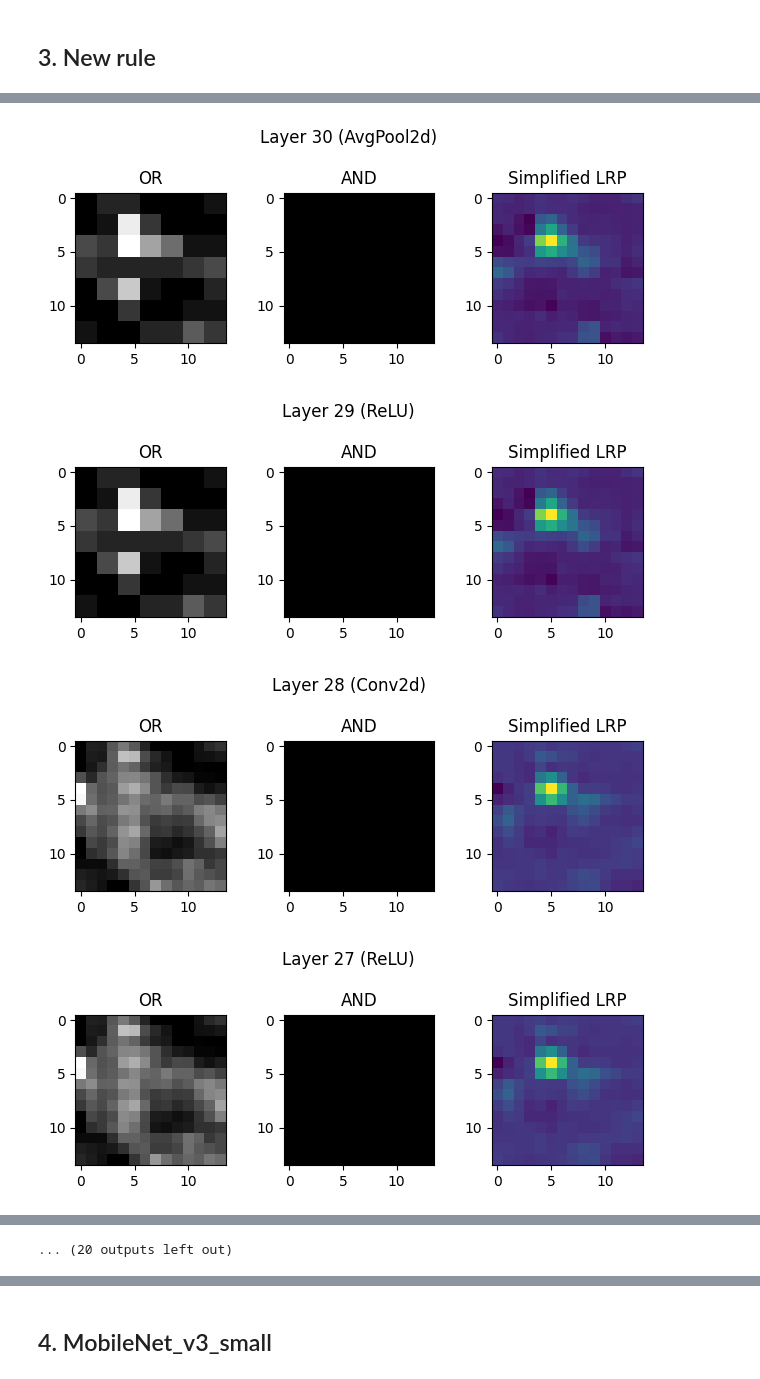
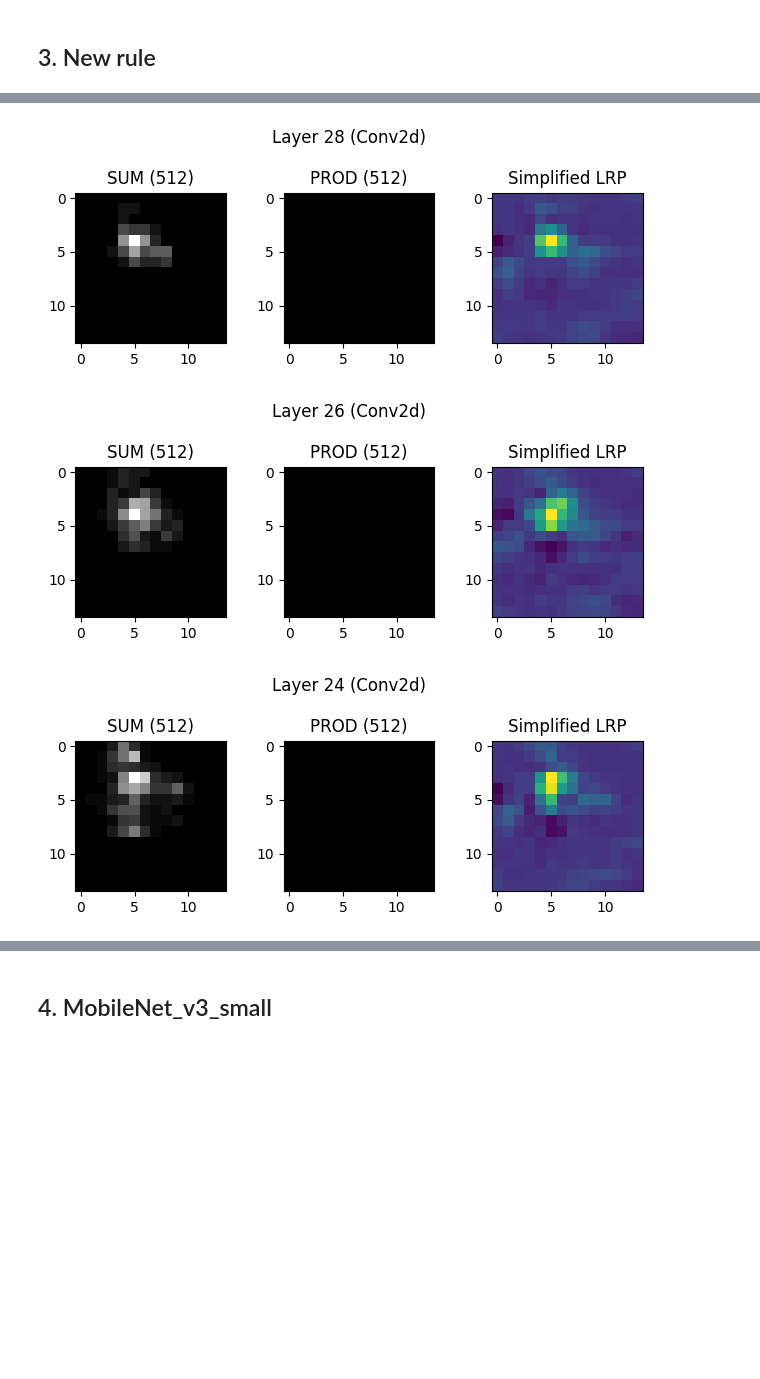
Before and after one commit to Red-Rapious/Semiring-LRP, a Jupyter notebook: code/convolution-conversion-test.ipynb, the cells around one changed output, grey strips where cells are left out. Drawn from its saved outputs; the diff is of its cells as text; code cells hidden in the pictures; blank space fills up the shorter version.

Commit message:
Finetuning the layers

```diff
--- a/code/convolution-conversion-test.ipynb
+++ b/code/convolution-conversion-test.ipynb
@@ -446,9 +465,26 @@ TypeError: 'NoneType' object is not subscriptable
 # %%
-UPTO = 0
+UPTO = 24
 # %%
-theta = 0.1
+R_new_bool = [None]*L + [(A[-1]*T).data.detach().numpy() > 0]
 
-R_new_bool = [None]*L + [(A[-1]*T).data.detach().numpy() > 0]
+thetas = {
+    0: 0,
+    2: 0,
+    5: 0,
+    7: 0,
+    10: 0,
+    12: 0,
+    14: 0,
+    17: 0,
+    19: 0,
+    21: .8,
+    24: .8,
+    26: .6,
+    28: .35,
+    31: .15,
+    34: .15,
+    37: .15
+}
 
 for l in range(UPTO,L)[::-1]:
     print(f"Layer {l}: {layers[l]}")
@@ -466,8 +502,8 @@ for l in range(UPTO,L)[::-1]:
             for i in range(R_new_bool[l].shape[2]):
                 for j in range(R_new_bool[l].shape[3]):
                     # TODO: optimize?
-                    #R_new_bool[l][0,chan,i,j] = (a[0,chan, i, j]>=1e-9) and R_new_bool[l+1][0,chan,i//kernel_size,j//kernel_size]
-                    R_new_bool[l][0,chan,i,j] = R_new_bool[l+1][0,chan,i//kernel_size,j//kernel_size]
+                    R_new_bool[l][0,chan,i,j] = (a[0,chan, i, j]>=1e-9) and R_new_bool[l+1][0,chan,i//kernel_size,j//kernel_size]
+                    #R_new_bool[l][0,chan,i,j] = R_new_bool[l+1][0,chan,i//kernel_size,j//kernel_size]
 
     elif isinstance(layers[l],torch.nn.Conv2d):
         if l == 0:
@@ -482,10 +518,12 @@ for l in range(UPTO,L)[::-1]:
             rho = lambda p: p
             rho_np = rho
             incr = lambda z: z+1e-9+0.25*((z**2).mean()**.5).data
+            #theta = .35
         elif l >= 31:
             rho = lambda p: p
             rho_np = rho
             incr = lambda z: z+1e-9
+            #theta = .15
 
 
         R_new_bool[l] = np.zeros(A[l].shape, dtype=bool)
@@ -515,12 +553,12 @@ for l in range(UPTO,L)[::-1]:
                 for j in range(R_new_bool[l].shape[3]):
                     dkernel = a[0,chan,i,j] * kernel
                     #dkernel = iz[0,:,i:i+kernel_size[0],j:j+kernel_size[1]] * dkernel
-                    dkernel = dkernel > theta
+                    dkernel = dkernel > thetas[l]
 
                     zone = R_pad[0,:,i:i+kernel_size[0],j:j+kernel_size[1]]
                     product = (zone*dkernel).sum()
-                    R_new_bool[l][0,chan,i,j] = (a[0,chan, i, j]>=.05) and product
-                    #R_new_bool[l][0,chan,i,j] = product
+                    #R_new_bool[l][0,chan,i,j] = (a[0,chan, i, j]>=.5) and product
+                    R_new_bool[l][0,chan,i,j] = product
 
     else:
         R_new_bool[l] = R_new_bool[l+1]
@@ -536,5 +580,7 @@ KeyboardInterrupt:
 # %%
 for l in range(UPTO,31+1)[::-1]:
+    if type(layers[l]).__name__ != "Conv2d":
+        continue
     fig, axs = plt.subplots(1,3)
     # fig, axs = plt.subplots(1,5,figsize=(10, 5))
     fig.tight_layout()
@@ -546,9 +592,9 @@ for l in range(UPTO,31+1)[::-1]:
     #    axs[i].set_title(f"Channel {i}")
 
     axs[0].imshow(R_new_bool[l][0].sum(axis=0), cmap="gray")
-    axs[0].set_title("OR")
+    axs[0].set_title(f"SUM ({A[l].shape[1]})")
     axs[1].imshow(R_new_bool[l][0].prod(axis=0), cmap="gray")
-    axs[1].set_title("AND")
+    axs[1].set_title(f"PROD ({A[l].shape[1]})")
 
     axs[2].imshow(R_simp[l][0].sum(axis=0))
     axs[2].set_title("Simplified LRP")
@@ -561,4 +607,3 @@ for l in range(UPTO,31+1)[::-1]:
-[figure, old version]
+[figure, new version]
-[figure, old version]
+[figure, new version]
-[figure, old version]
+[figure, new version]
-[figure, removed]
@@ -572,4 +610,3 @@ for l in range(UPTO,31+1)[::-1]:
-... (20 outputs left out)
 # %%
 utils.heatmap(np.array(R_new_bool[0][0]).prod(axis=0),4,4, title=f"Layer {l} ({type(layers[l]).__name__})")
 # %% [output]
```
Also changed, not shown: parts of 4 cells of this notebook.
